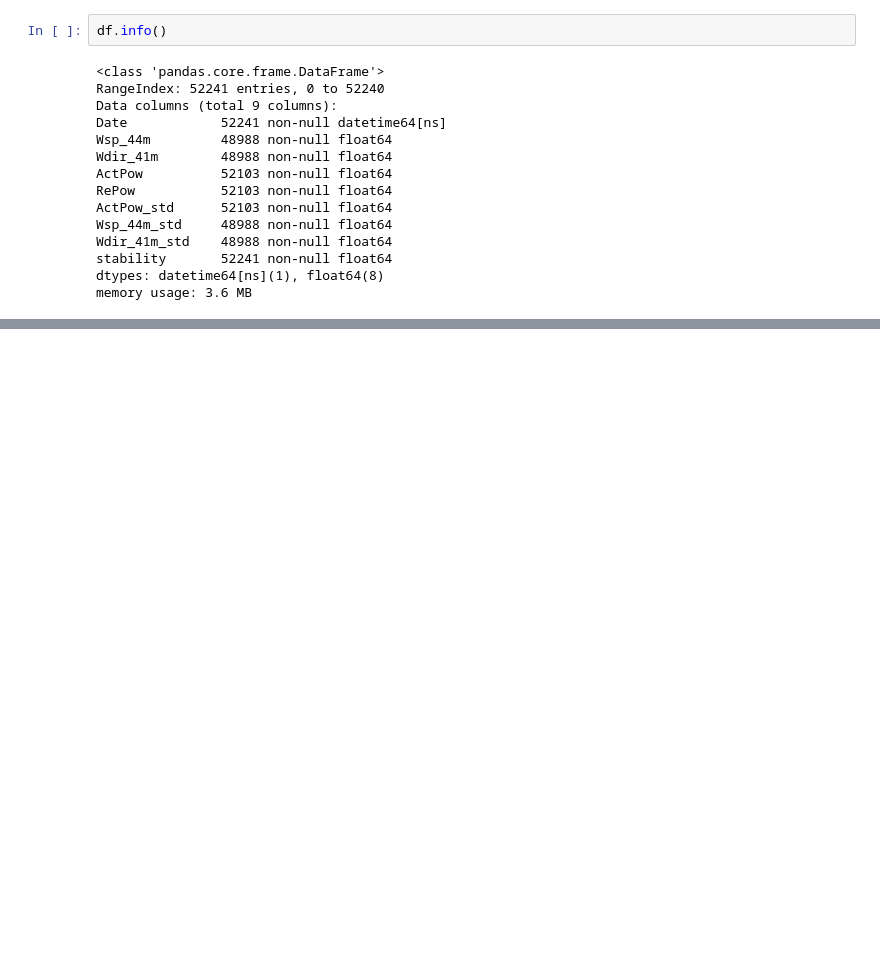
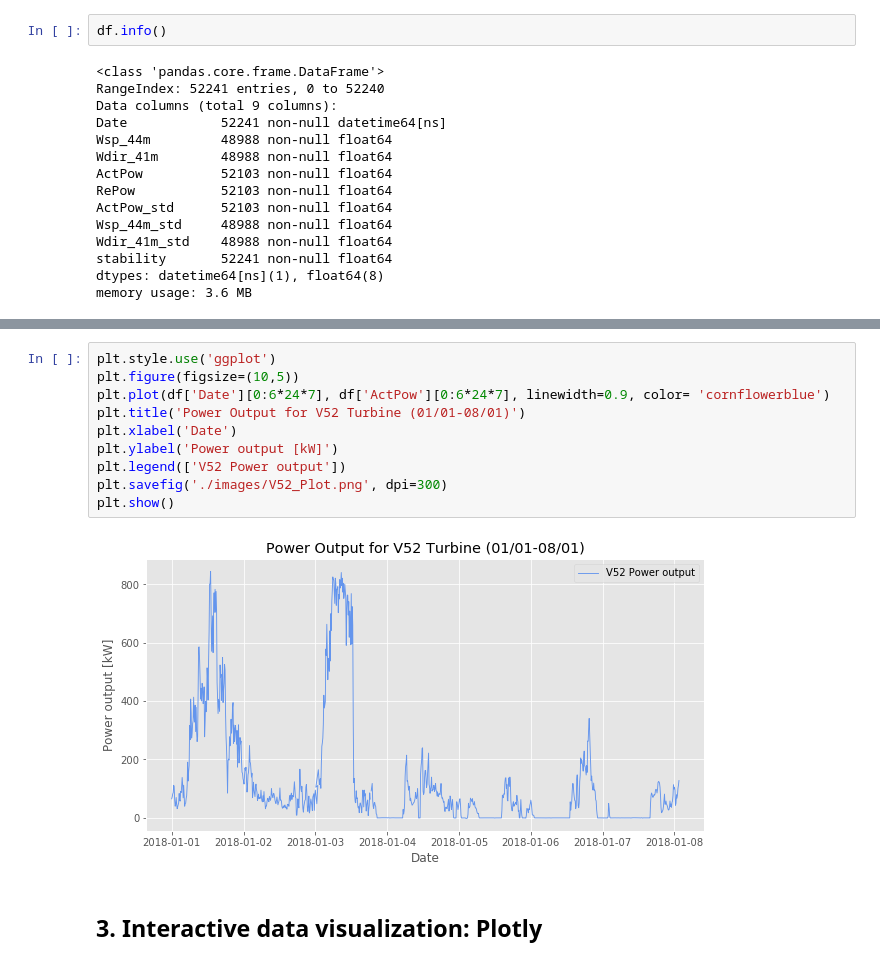
Before and after one commit to wobniarin/CAPUEE_2019_LAB5_Data_Visualization, a Jupyter notebook: CAPUEE_2019_LAB5_Data_Visualization.ipynb, the cells around one changed output, grey strips where cells are left out. Cells and saved outputs as stored; diff of their text form; blank space fills up the shorter version.

```diff
--- a/CAPUEE_2019_LAB5_Data_Visualization.ipynb
+++ b/CAPUEE_2019_LAB5_Data_Visualization.ipynb
@@ -94,0 +129,14 @@ memory usage: 3.6 MB
+# %%
+plt.style.use('ggplot')
+plt.figure(figsize=(10,5))
+plt.plot(df['Date'][0:6*24*7], df['ActPow'][0:6*24*7], linewidth=0.9, color= 'cornflowerblue')
+plt.title('Power Output for V52 Turbine (01/01-08/01)')
+plt.xlabel('Date')
+plt.ylabel('Power output [kW]')
+plt.legend(['V52 Power output'])
+plt.savefig('./images/V52_Plot.png', dpi=300)
+plt.show()
+# %% [output]
+[figure, added]
+# %% [markdown]
+## 3. Interactive data visualization: Plotly
```
Also changed, not shown: parts of 13 cells of this notebook, 1 other file.
